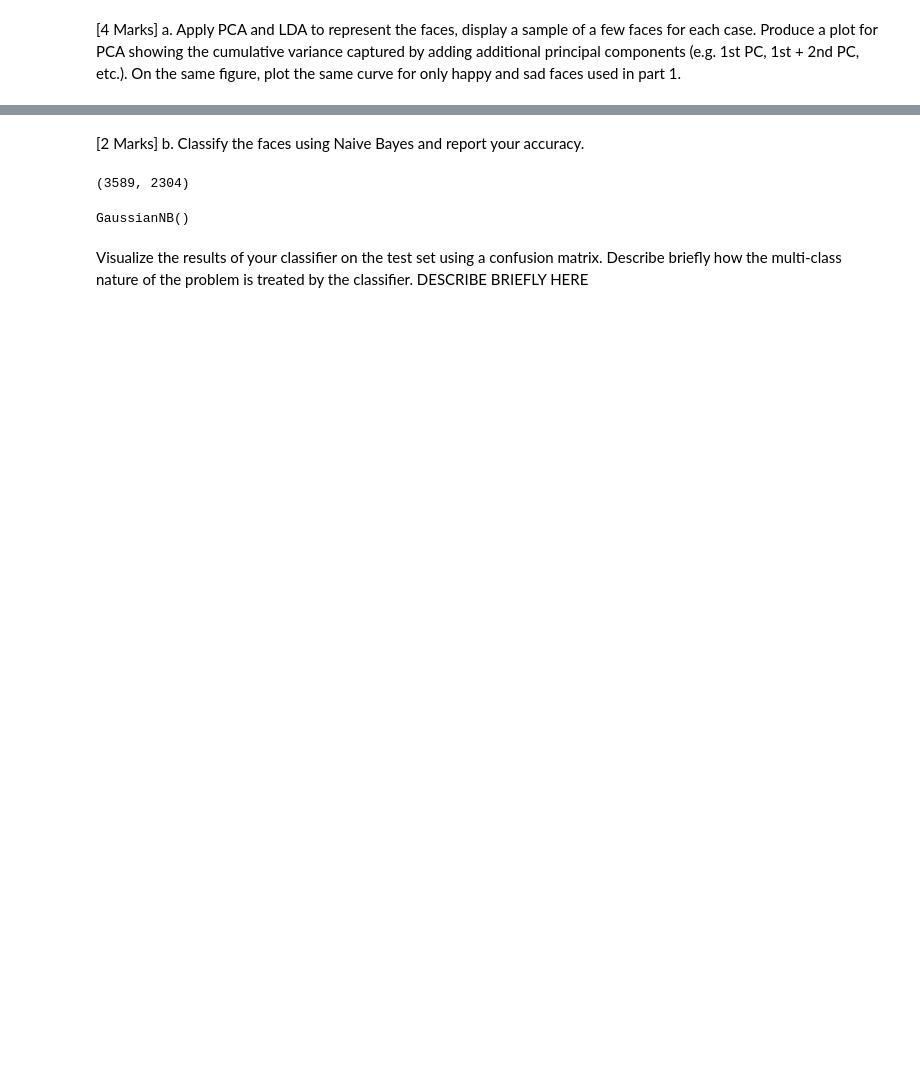
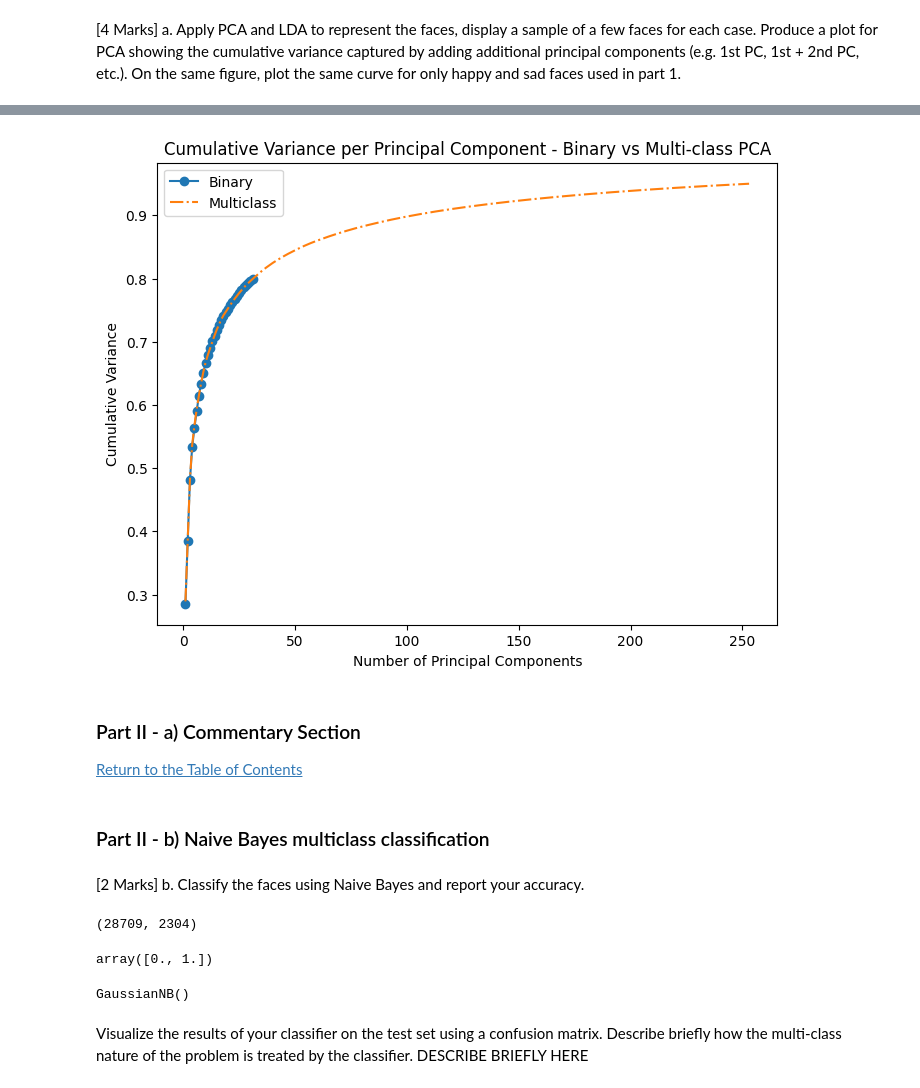
Before and after one commit to ErnieSumoso/python-development-notebooks, a Jupyter notebook: Machine Learning Exercises/05 ML Exercises - Image classification binary and multiclass.ipynb, the cells around one changed output, grey strips where cells are left out. Saved outputs shown, nothing was run; the diff lists cells and outputs as text; code cells hidden in the pictures; blank space fills up the shorter version.

Commit message:
upd: binary and multiclass classification using image data

```diff
--- a/Machine Learning Exercises/05 ML Exercises - Image classification binary and multiclass.ipynb
+++ b/Machine Learning Exercises/05 ML Exercises - Image classification binary and multiclass.ipynb
@@ -410,0 +488,15 @@ sample_multi_x_test, sample_multi_y_test = sample_dataset(x_testing, y_testing,
+# %%
+# sample dataset to include only happy or sad faces
+binary_x_train, binary_y_train = sample_dataset(x_training, y_training, ['happy', 'sad'])
+binary_x_test, binary_y_test = sample_dataset(x_testing, y_testing, ['happy', 'sad'])
+
+# sample dataset using all emotions, just to convert 7 target features into 1 unique target feature with 7 classes
+ALL_EMOTIONS = ['angry', 'disgust', 'fear', 'happy', 'sad', 'surprise', 'neutral']
+multi_x_train, multi_y_train = sample_dataset(x_training, y_training, ALL_EMOTIONS)
+multi_x_test, multi_y_test = sample_dataset(x_testing, y_testing, ALL_EMOTIONS)
+
+# display: (number of happy or sad faces, image dimensions)
+display(binary_x_train.shape)
+
+# display: (number of total faces for multiclass, image dimensions)
+display(multi_x_train.shape)
@@ -411,9 +506,6 @@ sample_multi_x_test, sample_multi_y_test = sample_dataset(x_testing, y_testing,
 # %%
 # get the PCA components from the happy/sad faces
-pca_components_binary, commulative_variance_binary  = get_components_from_pca(sample_binary_x_train, sample_binary_y_train)
-
-# commulative_variance_binary
+pca_components_binary, commulative_variance_binary = get_components_from_pca(binary_x_train, binary_y_train)
 # %%
 # get the PCA components from the multiple classes
-pca_components_multi, commulative_variance_multi = get_components_from_pca(sample_multi_x_train, sample_multi_y_train, n_components=0.95)
-# commulative_variance_multi
+pca_components_multi, commulative_variance_multi = get_components_from_pca(multi_x_train, multi_y_train, n_components=0.95)
@@ -430,20 +529,33 @@ represent_x_faces_using_lda(faces_multi, x = 5)
 # %%
+# plot cumulative variance of the PCA components of binary vs multiclass classification
 plt.figure(figsize=(8,6))
 plt.plot(np.arange(1, len(commulative_variance_binary) + 1), commulative_variance_binary, label= 'Binary class', marker='o')
 plt.plot(np.arange(1, len(commulative_variance_multi) + 1), commulative_variance_multi, label= 'Multi class', linestyle='-.')
-plt.title('Binary v/s multiclass classification')
-plt.xlabel('PCAs')
-plt.ylabel('Variance')
-plt.legend(['binary', 'multiclass'])
+plt.title('Cumulative Variance per Principal Component - Binary vs Multi-class PCA')
+plt.xlabel('Number of Principal Components')
+plt.ylabel('Cumulative Variance')
+plt.legend(['Binary', 'Multiclass'])
 plt.show()
+# %% [output]
+[figure, added]
+# %% [markdown]
+### Part II - a) Commentary Section
+
+[Return to the Table of Contents](#toc)
+# %% [markdown]
+### Part II - b) Naive Bayes multiclass classification <a class="anchor" id="part-2b"></a>
 # %% [markdown]
 [2 Marks] b. Classify the faces using Naive Bayes and report your accuracy.
 # %%
 # flatten all subsets to process them later
-flat_multi_x_train = flatten_image_dataset(sample_multi_x_train)
-flat_multi_y_train = flatten_image_dataset(sample_multi_y_train).ravel()
-flat_multi_x_test = flatten_image_dataset(sample_multi_x_test)
-flat_multi_y_test = flatten_image_dataset(sample_multi_y_test).ravel()
-flat_multi_x_test.shape
+flat_multi_x_train = flatten_image_dataset(x_training)
+flat_multi_y_train = flatten_image_dataset(y_training).ravel()
+flat_multi_x_test = flatten_image_dataset(x_testing)
+flat_multi_y_test = flatten_image_dataset(y_testing).ravel()
+flat_multi_x_train.shape
 # %% [output]
-(3589, 2304)
+(28709, 2304)
+# %%
+np.unique(flat_multi_y_train)
+# %% [output]
+array([0., 1.])
```
Also changed, not shown: parts of 46 cells of this notebook.
